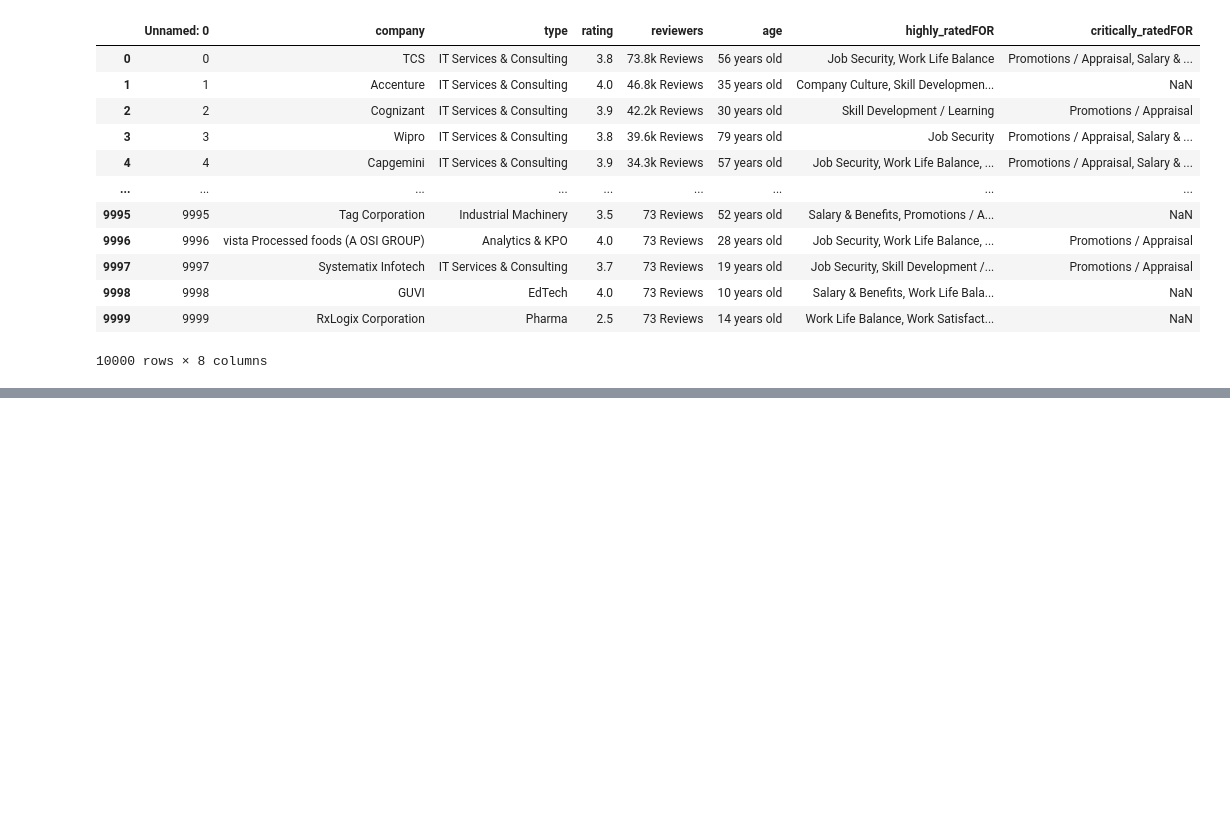
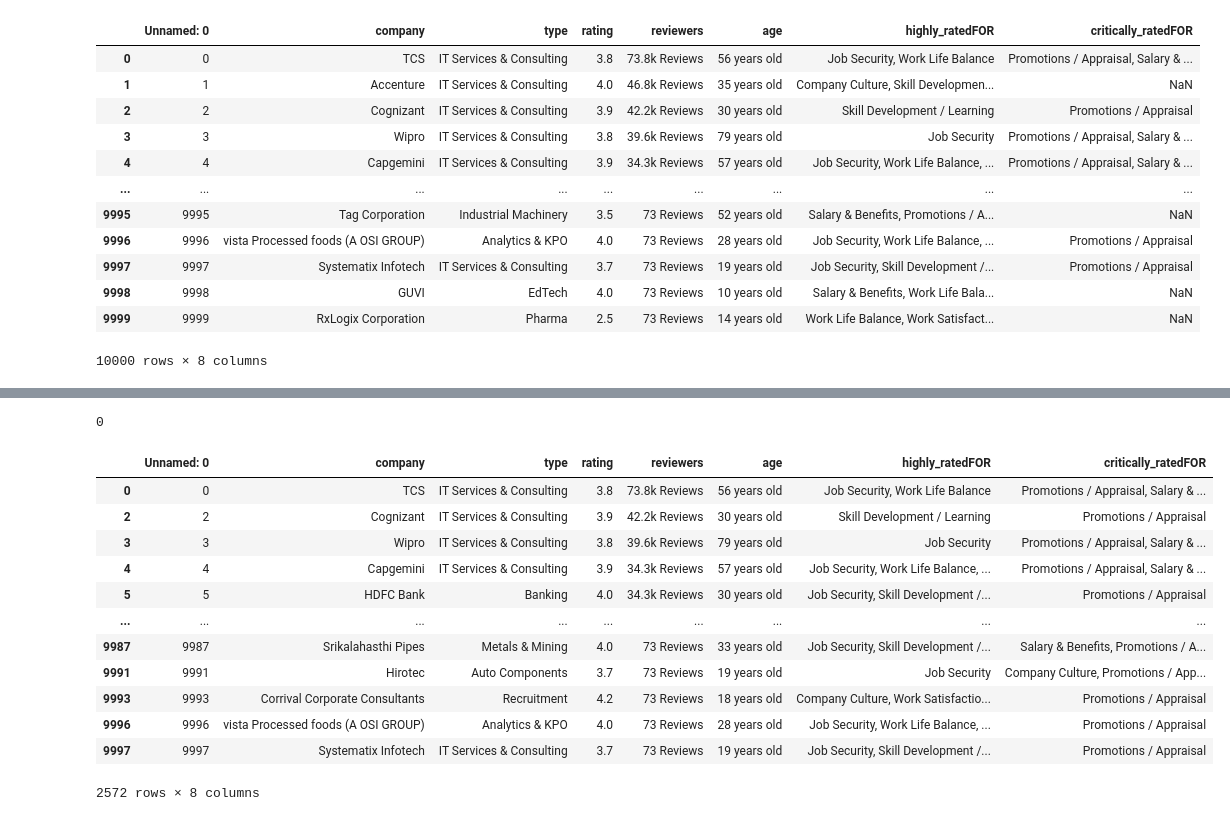
Before and after one commit to MaukanMir/Ratings-Review-Classifier, a Jupyter notebook: training.ipynb, the cells around one changed output, grey strips where cells are left out. Cells and saved outputs as stored; diff of their text form; code cells hidden in the pictures; blank space fills up the shorter version.

```diff
--- a/training.ipynb
+++ b/training.ipynb
@@ -112,0 +125,22 @@ df
+# %%
+df.duplicated().sum()
+# %% [output]
+0
+# %%
+df.dropna(inplace=True)
+# %%
+df
+# %% [output]
+|  | Unnamed: 0 | company | type | rating | reviewers | age | highly_ratedFOR | critically_ratedFOR |
+| 0 | 0 | TCS | IT Services & Consulting | 3.8 | 73.8k Reviews | 56 years old | Job Security, Work Life Balance | Promotions / Appraisal, Salary & ... |
+| 2 | 2 | Cognizant | IT Services & Consulting | 3.9 | 42.2k Reviews | 30 years old | Skill Development / Learning | Promotions / Appraisal |
+| 3 | 3 | Wipro | IT Services & Consulting | 3.8 | 39.6k Reviews | 79 years old | Job Security | Promotions / Appraisal, Salary & ... |
+| 4 | 4 | Capgemini | IT Services & Consulting | 3.9 | 34.3k Reviews | 57 years old | Job Security, Work Life Balance, ... | Promotions / Appraisal, Salary & ... |
+| 5 | 5 | HDFC Bank | Banking | 4.0 | 34.3k Reviews | 30 years old | Job Security, Skill Development /... | Promotions / Appraisal |
+| ... | ... | ... | ... | ... | ... | ... | ... | ... |
+| 9987 | 9987 | Srikalahasthi Pipes | Metals & Mining | 4.0 | 73 Reviews | 33 years old | Job Security, Skill Development /... | Salary & Benefits, Promotions / A... |
+| 9991 | 9991 | Hirotec | Auto Components | 3.7 | 73 Reviews | 19 years old | Job Security | Company Culture, Promotions / App... |
+| 9993 | 9993 | Corrival Corporate Consultants | Recruitment | 4.2 | 73 Reviews | 18 years old | Company Culture, Work Satisfactio... | Promotions / Appraisal |
+| 9996 | 9996 | vista Processed foods (A OSI GROUP) | Analytics & KPO | 4.0 | 73 Reviews | 28 years old | Job Security, Work Life Balance, ... | Promotions / Appraisal |
+| 9997 | 9997 | Systematix Infotech | IT Services & Consulting | 3.7 | 73 Reviews | 19 years old | Job Security, Skill Development /... | Promotions / Appraisal |
+2572 rows × 8 columns
```
Also changed, not shown: parts of 8 cells of this notebook.
